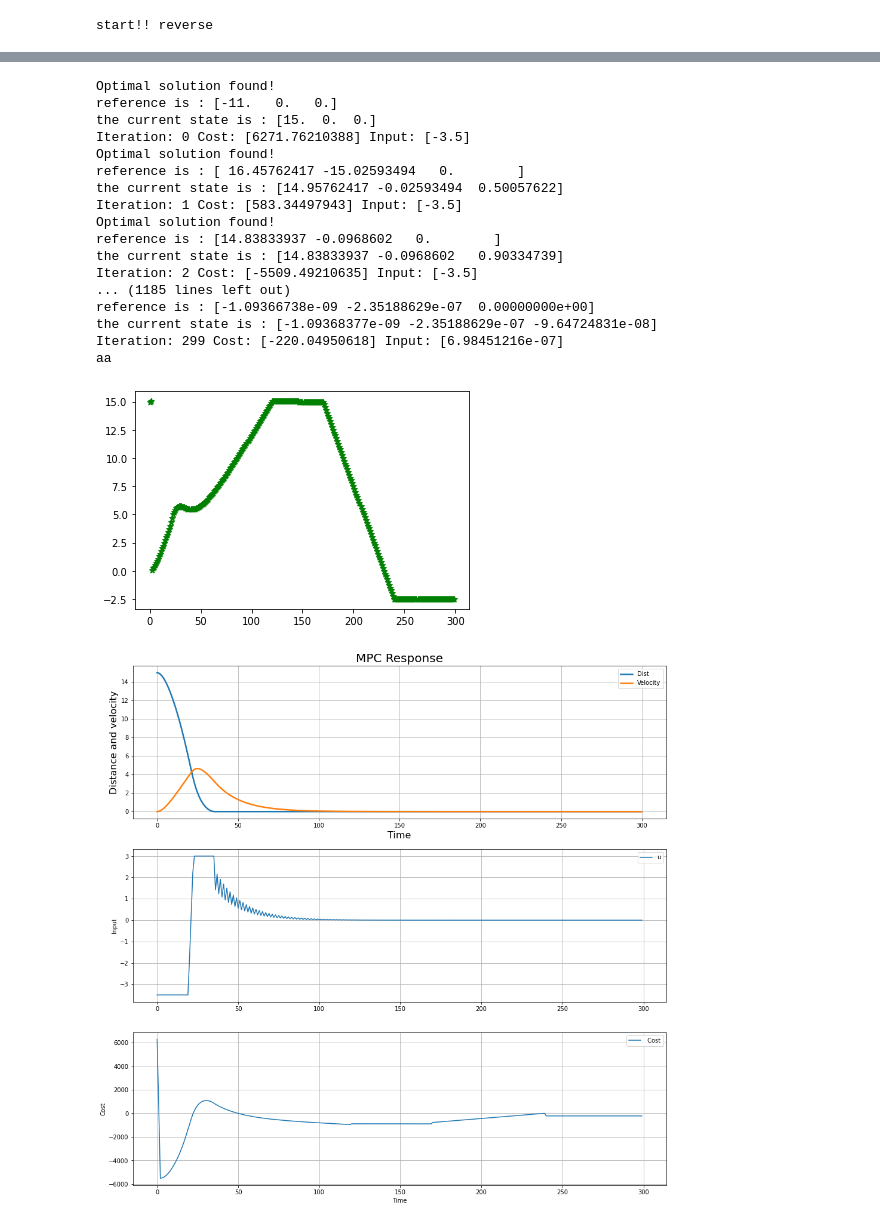
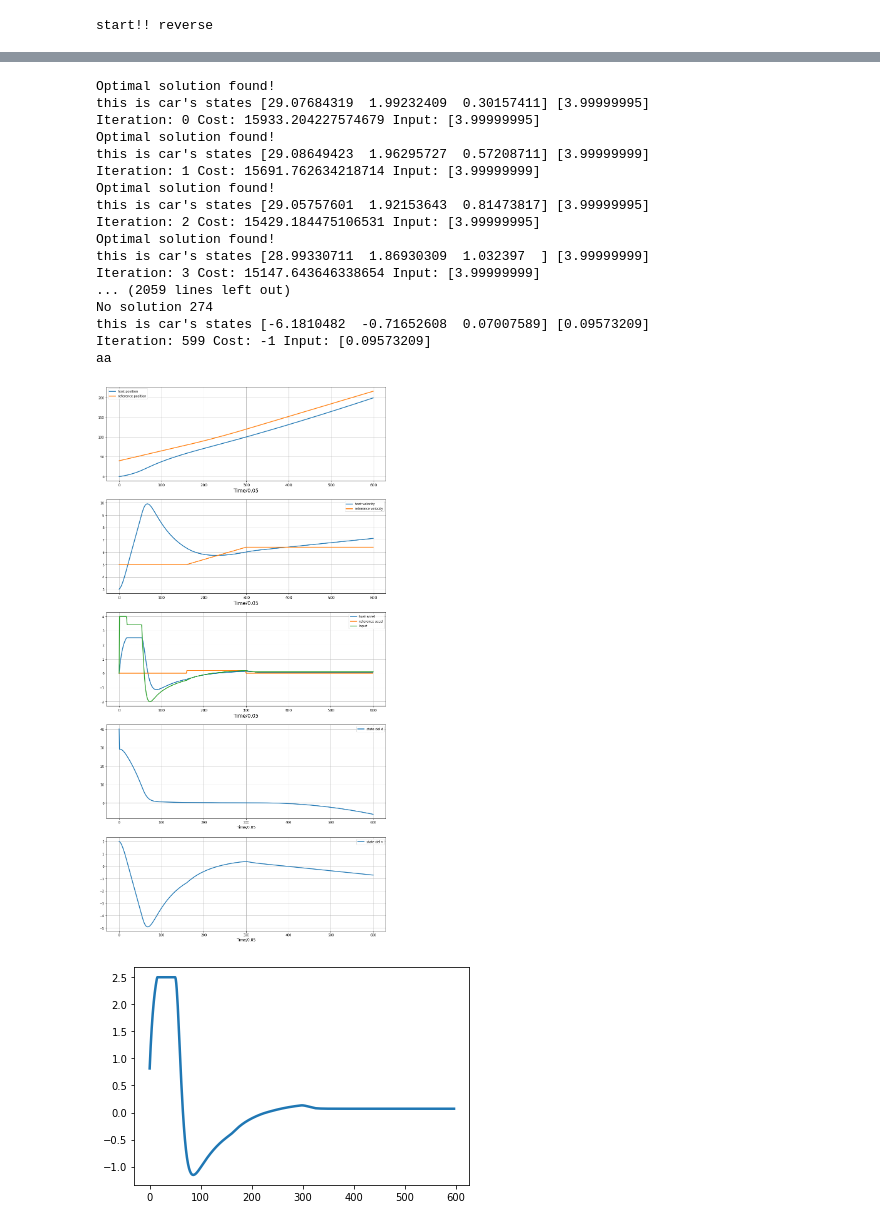
Before and after one commit to HAR0070/ACC, a Jupyter notebook: MPC_to_webots.ipynb, the cells around one changed output, grey strips where cells are left out. Saved outputs shown, nothing was run; the diff lists cells and outputs as text; code cells hidden in the pictures.

Commit message:
standard cost function and good results

```diff
--- a/MPC_to_webots.ipynb
+++ b/MPC_to_webots.ipynb
@@ -374,13 +620,9 @@ def reverse():
 # %%
 if __name__ == '__main__':
     DEBUG_ = False
+    Ts = 0.05
     #x_rev = cProfile.run('reverse()')
     x_rev = reverse()
-    # for k in range(1,len(x_rev[:,0])):
-    # #print(x_rev[k,0])
-    #     if 99 < x_rev[k,0] < 101:
-    #         break
-
-    # forward()
+    # print(x_rev)
 # %% [output]
 start!! reverse
@@ -388,19 +630,19 @@ start!! reverse
 Optimal solution found!
-reference is : [-11.   0.   0.]
-the current state is : [15.  0.  0.]
-Iteration: 0 Cost: [6271.76210388] Input: [-3.5]
+this is car's states [29.07684319  1.99232409  0.30157411] [3.99999995]
+Iteration: 0 Cost: 15933.204227574679 Input: [3.99999995]
 Optimal solution found!
-reference is : [ 16.45762417 -15.02593494   0.        ]
-the current state is : [14.95762417 -0.02593494  0.50057622]
-Iteration: 1 Cost: [583.34497943] Input: [-3.5]
+this is car's states [29.08649423  1.96295727  0.57208711] [3.99999999]
+Iteration: 1 Cost: 15691.762634218714 Input: [3.99999999]
 Optimal solution found!
-reference is : [14.83833937 -0.0968602   0.        ]
-the current state is : [14.83833937 -0.0968602   0.90334739]
-Iteration: 2 Cost: [-5509.49210635] Input: [-3.5]
-... (1185 lines left out)
-reference is : [-1.09366738e-09 -2.35188629e-07  0.00000000e+00]
-the current state is : [-1.09368377e-09 -2.35188629e-07 -9.64724831e-08]
-Iteration: 299 Cost: [-220.04950618] Input: [6.98451216e-07]
+this is car's states [29.05757601  1.92153643  0.81473817] [3.99999995]
+Iteration: 2 Cost: 15429.184475106531 Input: [3.99999995]
+Optimal solution found!
+this is car's states [28.99330711  1.86930309  1.032397  ] [3.99999999]
+Iteration: 3 Cost: 15147.643646338654 Input: [3.99999999]
+... (2059 lines left out)
+No solution 274
+this is car's states [-6.1810482  -0.71652608  0.07007589] [0.09573209]
+Iteration: 599 Cost: -1 Input: [0.09573209]
 aa
-[figure, old version]
+[figure, new version]
-[figure, old version]
+[figure, new version]
```
Also changed, not shown: parts of 7 cells of this notebook.
